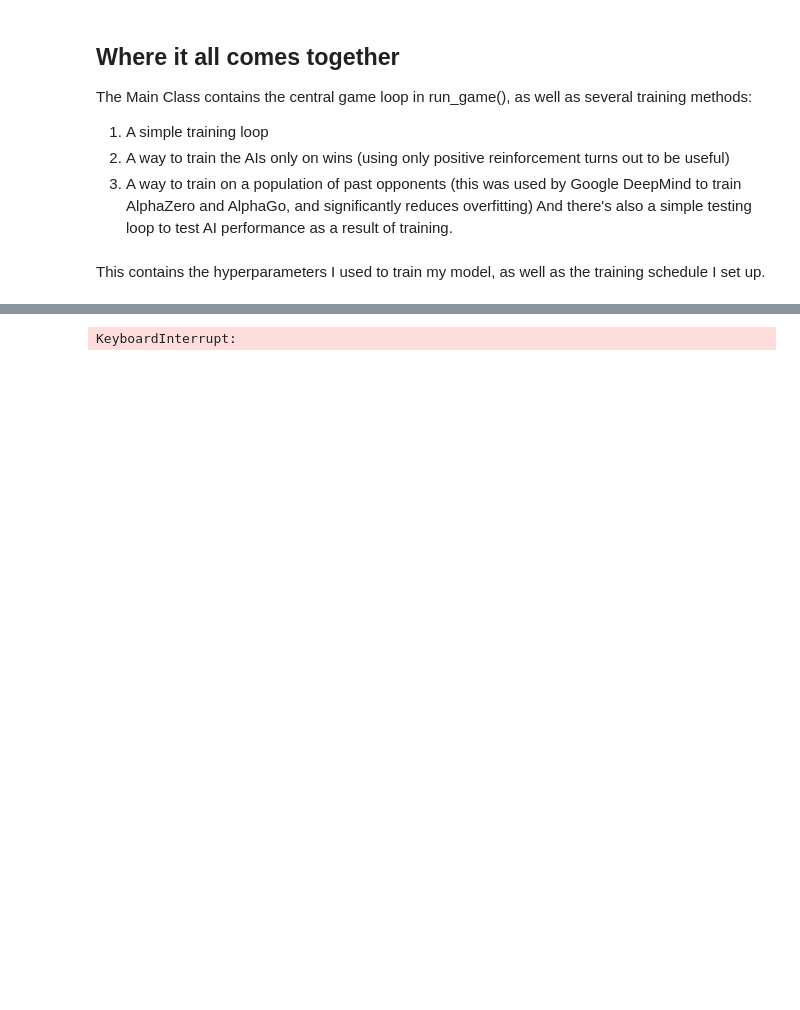
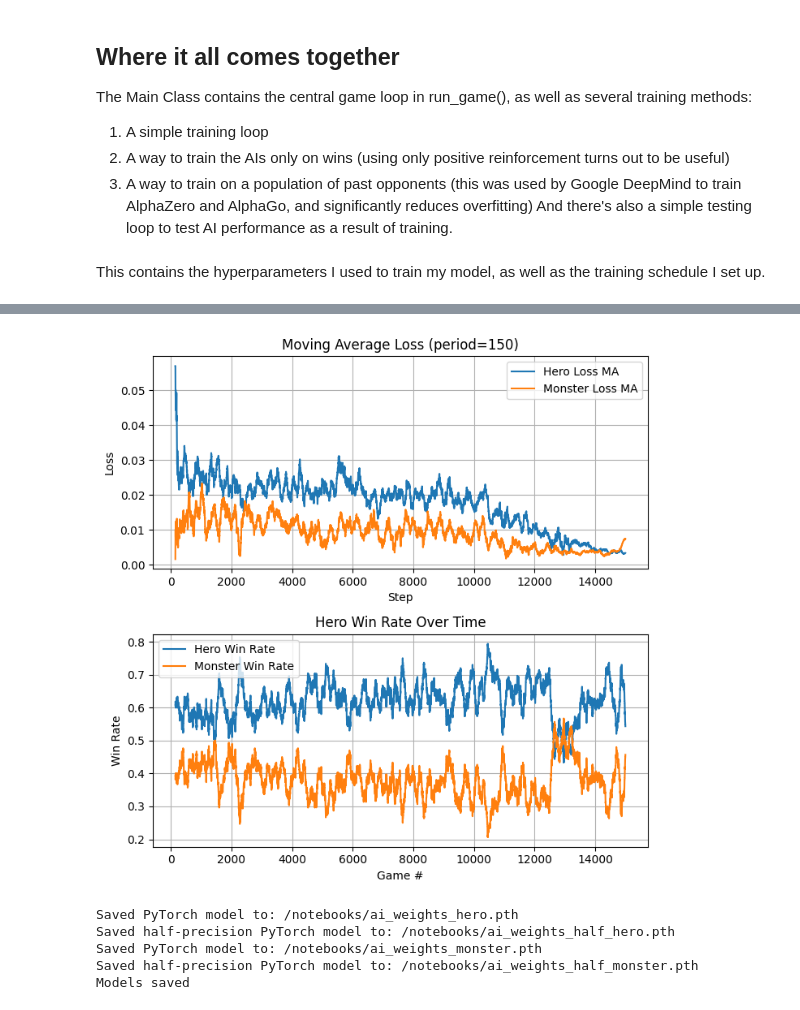
Before and after one commit to henrydaum/poker-monster, a Jupyter notebook: Poker Monster - With Documentation.ipynb, the cells around one changed output, grey strips where cells are left out. Drawn from its saved outputs; the diff is of its cells as text; code cells hidden in the pictures; blank space fills up the shorter version.

```diff
--- a/Poker Monster - With Documentation.ipynb
+++ b/Poker Monster - With Documentation.ipynb
@@ -2127,10 +2124,19 @@ class Network(nn.Module):
             x = x.unsqueeze(0)
             # Retreive previous rnn_state
             prev_rnn_state = prev_rnn_state if (prev_rnn_state is not None) else self.memory["rnn_states"][-1]
+            # Adjust for half precision if model was loaded that way (only for forward pass):
+            x_dtype = next(self.parameters()).dtype
+            if x_dtype == torch.float16:
+                x = x.half()
+                mask = mask.half()
+                tempos = tempos.half()
+                prev_rnn_state = prev_rnn_state.half()
             # Do forward pass
             policy_logits, new_rnn_state = self(x, prev_rnn_state)
             # Element-wise vector addition
             masked_logits = policy_logits + mask
+            # Prevent floating point 16 overflow by subtracting max
+            masked_logits = masked_logits - masked_logits.max()
             # Apply softmax to get probabilities; lower temp is less random and chaotic and higher temp is more uniform. High temp is good for early game exploration, low temp is good for late game exploitation.
             probs = F.softmax(masked_logits / (self.temperature + 1e-9), dim=0)
             # Add a small epsilon to try to avoid floating-point/nan errors
@@ -2287,10 +2293,20 @@ class Network(nn.Module):
         file_path = os.path.join(directory, f"ai_weights_{name}.pth")
         torch.save(self.state_dict(), file_path)
         print(f"Saved PyTorch model to: {file_path}")
+        # Save float16 version
+        model_half = self.half()
+        small_file_path = os.path.join(directory, f"ai_weights_half_{name}.pth")
+        torch.save(model_half.state_dict(), small_file_path)
+        print(f"Saved half-precision PyTorch model to: {small_file_path}")
 
-    def load(self, name):
-        self.load_state_dict(torch.load(f"ai_weights_{name}.pth", map_location=device))
-        print(f"Loaded PyTorch model from ai_weights_{name}.pth")
+    def load(self, name, half=False):
+        if half:
+            self.half()
+            self.load_state_dict(torch.load(f"ai_weights_half_{name}.pth", map_location=device))
+            print(f"Loaded PyTorch model from ai_weights_half_{name}.pth")
+        else:
+            self.load_state_dict(torch.load(f"ai_weights_{name}.pth", map_location=device))
+            print(f"Loaded PyTorch model from ai_weights_{name}.pth")
 
     def get_state_dict(self):
         # For population-based training
@@ -2346,14 +2362,14 @@ class Main:
         self.hero_pool = deque(maxlen=self.pool_size)  # To store a history of hero weights
         self.monster_pool = deque(maxlen=self.pool_size)  # To store a history of monster weights
 
-    def load_ai_weights(self):
+    def load_ai_weights(self, half=False):
         # Load weights into AIs if network architecture matches
         try:
-            self.hero_ai.load("hero")
+            self.hero_ai.load("hero", half)
         except:
             print("No hero_ai to load")
         try:
-            self.monster_ai.load("monster")
+            self.monster_ai.load("monster", half)
         except:
             print("No monster_ai to load")
         print(f"Hero total parameters: {self.hero_ai.num_params}")
@@ -2785,16 +2801,16 @@ This contains the hyperparameters I used to train my model, as well as the train
 
 hyperparameters = {
     # Network architecture:
-    "rnn_size": 100,
+    "rnn_size": 64,
     "num_rnn_layers": 2,  # Ignore dropout warning if X=1
-    "feedforward_size": 100,
+    "feedforward_size": 64,
     # Reward shaping:
     "long_term_gamma": 0.95,  # Lower values decay the end-of-game reward to earlier turns faster
     "short_term_gamma": 0.7,
     # Learning rate parameters (LR scheduler):
     "lr":1e-3,  # For 5 or more epochs, use 1e-4; for 1 epoch use 1e-3 (no scheduler)
     "use_lr_scheduler": True,  # lr scheduler (cosine annealing)
-    "T_0": 5000,  # lr cosine anneal period (repeats every X games with warm restarts)
+    "T_0": 1000,  # lr cosine anneal period (repeats every X games with warm restarts)
     "T_mult": 1,  # Multiply T_0 by this factor every time it restarts (default is 1)
     "eta_min": 1e-6,  # Anneal from lr (above) to this lr
     # Misc. Parameters:
@@ -2829,15 +2845,15 @@ game_settings = {
 }
 
 main = Main(hyperparameters, **game_settings)
-main.load_ai_weights()
+main.load_ai_weights(half=False)
 # Training program:
 # Train Hero and Monster on a pool of their past opponents
-main.train_on_population(20000)
+main.train_on_population(10000)
 # Post-train to focus on winning more and becoming more confident
 main.anneal_tempo_weight = True
 main.anneal_entropy = True
 main.anneal_temperature = True
-main.train_on_population(10000)
+main.train_on_population(5000)
 # After training, test the AI against each other
 # main.do_testing_loop(1)  # Turns training off and sets temp to 1e-9
 main.plot_graphs()
@@ -2856 +2882,6 @@ HHHMMHHMMHHHMHHMHHMMMMMMTMMMMMMHHMMHMHMMHHHMMHMHHMHHHHMTHMMHHMHHTMMMHHMMHHHMMHMM
+[figure, added]
-KeyboardInterrupt:
+Saved PyTorch model to: /notebooks/ai_weights_hero.pth
+Saved half-precision PyTorch model to: /notebooks/ai_weights_half_hero.pth
+Saved PyTorch model to: /notebooks/ai_weights_monster.pth
+Saved half-precision PyTorch model to: /notebooks/ai_weights_half_monster.pth
+Models saved
```
Also changed, not shown: parts of 2 cells of this notebook, 10 other files.
